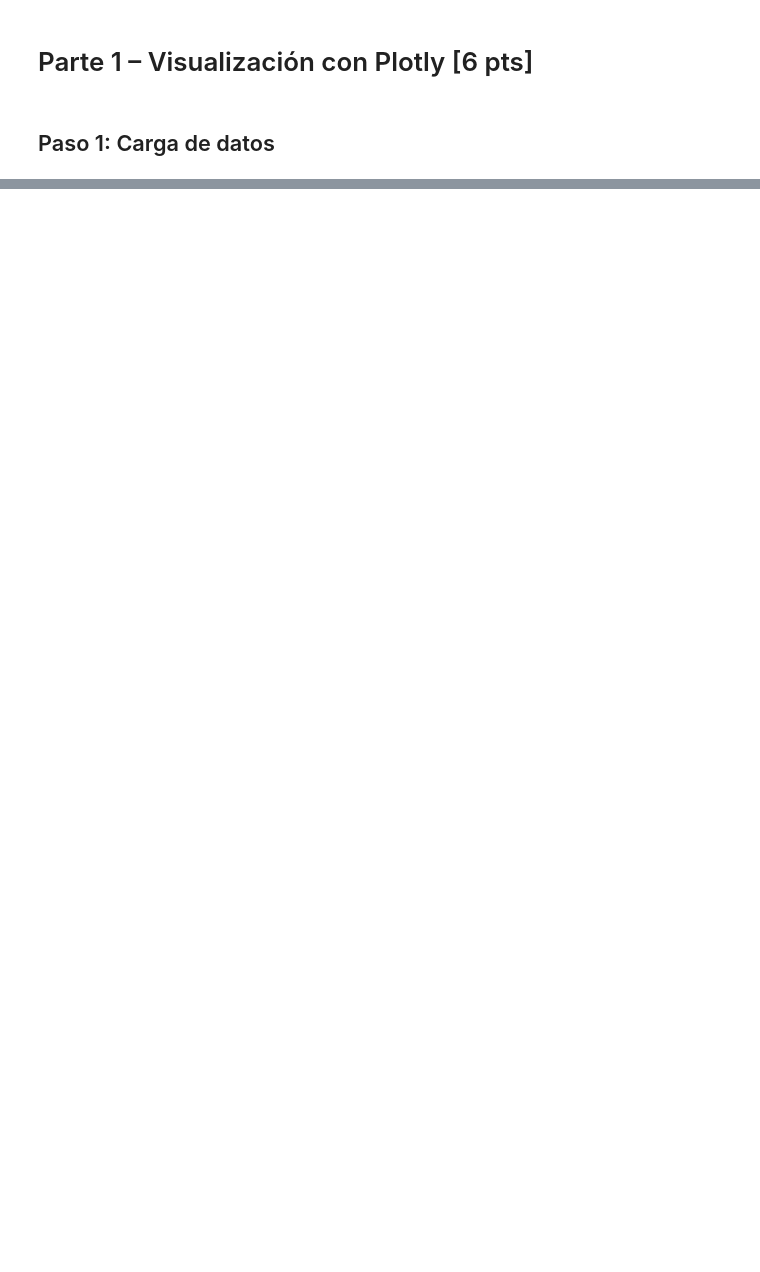
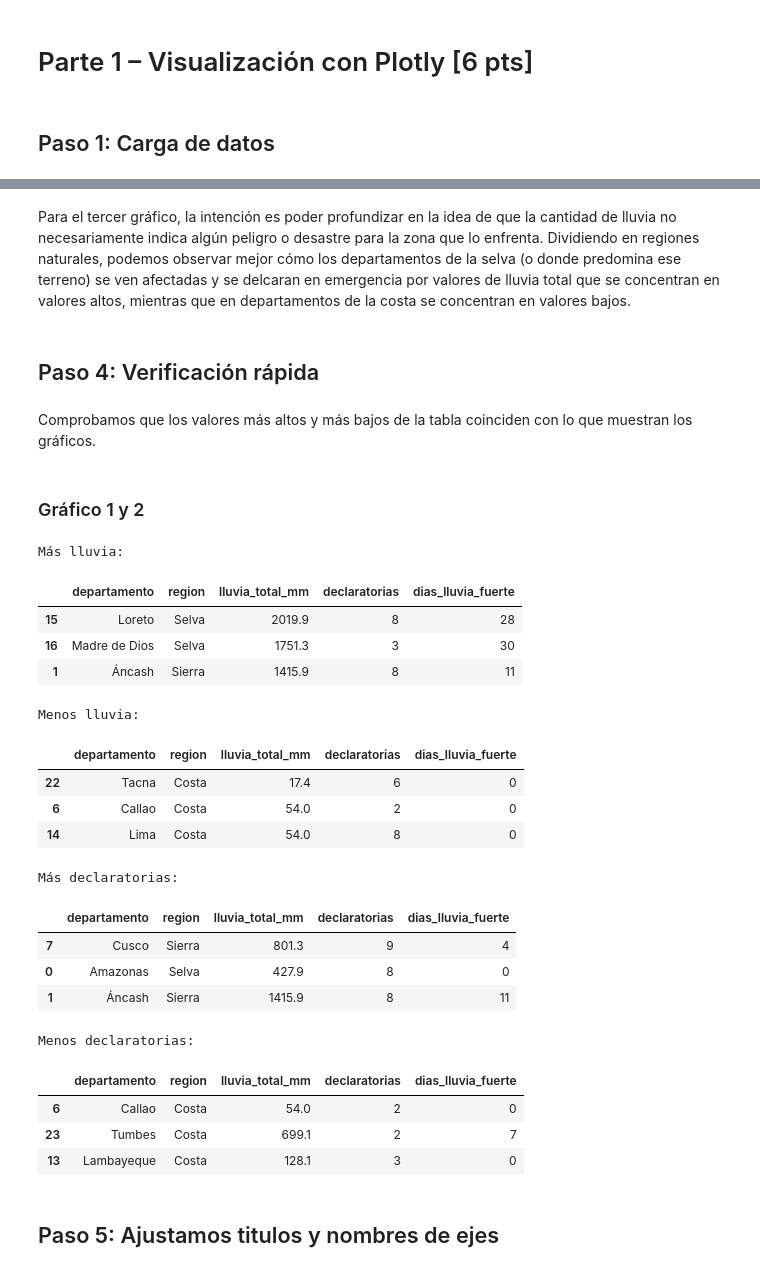
Before and after one commit to ximenapize/qlab_group12, a Jupyter notebook: assignment_3/visualizacion.ipynb, the cells around one changed output, grey strips where cells are left out. Cells and saved outputs as stored; diff of their text form; code cells hidden in the pictures; blank space fills up the shorter version.

```diff
--- a/assignment_3/visualizacion.ipynb
+++ b/assignment_3/visualizacion.ipynb
@@ -24,0 +69,15 @@ df = pd.read_csv("datos/tabla_final.csv", dtype={"ubigeo": str}, encoding="utf-8
+# %%
+# Columna solo para el tamaño: +1 para que los departamentos con 0 días no desaparezcan
+df["tamano"] = df["dias_lluvia_fuerte"] + 1
+
+fig2 = px.scatter(df,
+                  x="lluvia_total_mm",
+                  y="declaratorias",
+                  hover_name="departamento",
+                  size="tamano",
+                  hover_data={"tamano": False, "dias_lluvia_fuerte": True},
+                  labels={"dias_lluvia_fuerte": "Días con lluvia fuerte"},
+                  height=650)
+
+fig2.update_layout(margin=dict(t=100))
+fig2.show()
@@ -24,0 +86,2 @@ df = pd.read_csv("datos/tabla_final.csv", dtype={"ubigeo": str}, encoding="utf-8
+# %% [markdown]
+Para el tercer gráfico, la intención es poder profundizar en la idea de que la cantidad de lluvia no necesariamente indica algún peligro o desastre para la zona que lo enfrenta. Dividiendo en regiones naturales, podemos observar mejor cómo los departamentos de la selva (o donde predomina ese terreno) se ven afectadas y se delcaran en emergencia por valores de lluvia total que se concentran en valores altos, mientras que en departamentos de la costa se concentran en valores bajos.
@@ -24,0 +124,43 @@ df = pd.read_csv("datos/tabla_final.csv", dtype={"ubigeo": str}, encoding="utf-8
+# %% [markdown]
+## Paso 4: Verificación rápida
+# %% [markdown]
+Comprobamos que los valores más altos y más bajos de la tabla coinciden con lo que muestran los gráficos.
+# %% [markdown]
+### Gráfico 1 y 2
+# %%
+cols = ["departamento", "region", "lluvia_total_mm", "declaratorias", "dias_lluvia_fuerte"]
+
+# Gráfico 1 (barras): los 3 con más lluvia y los 3 con menos
+print("Más lluvia:")
+display(df.nlargest(3, "lluvia_total_mm")[cols])
+print("Menos lluvia:")
+display(df.nsmallest(3, "lluvia_total_mm")[cols])
+
+# Gráficos 2 y 3 (dispersión): extremos de declaratorias
+print("Más declaratorias:")
+display(df.nlargest(3, "declaratorias")[cols])
+print("Menos declaratorias:")
+display(df.nsmallest(3, "declaratorias")[cols])
+# %% [output]
+Más lluvia:
+|  | departamento | region | lluvia_total_mm | declaratorias | dias_lluvia_fuerte |
+| 15 | Loreto | Selva | 2019.9 | 8 | 28 |
+| 16 | Madre de Dios | Selva | 1751.3 | 3 | 30 |
+| 1 | Áncash | Sierra | 1415.9 | 8 | 11 |
+Menos lluvia:
+|  | departamento | region | lluvia_total_mm | declaratorias | dias_lluvia_fuerte |
+| 22 | Tacna | Costa | 17.4 | 6 | 0 |
+| 6 | Callao | Costa | 54.0 | 2 | 0 |
+| 14 | Lima | Costa | 54.0 | 8 | 0 |
+Más declaratorias:
+|  | departamento | region | lluvia_total_mm | declaratorias | dias_lluvia_fuerte |
+| 7 | Cusco | Sierra | 801.3 | 9 | 4 |
+| 0 | Amazonas | Selva | 427.9 | 8 | 0 |
+| 1 | Áncash | Sierra | 1415.9 | 8 | 11 |
+Menos declaratorias:
+|  | departamento | region | lluvia_total_mm | declaratorias | dias_lluvia_fuerte |
+| 6 | Callao | Costa | 54.0 | 2 | 0 |
+| 23 | Tumbes | Costa | 699.1 | 2 | 7 |
+| 13 | Lambayeque | Costa | 128.1 | 3 | 0 |
+# %% [markdown]
+## Paso 5: Ajustamos titulos y nombres de ejes
```
Also changed, not shown: parts of 20 cells of this notebook.
